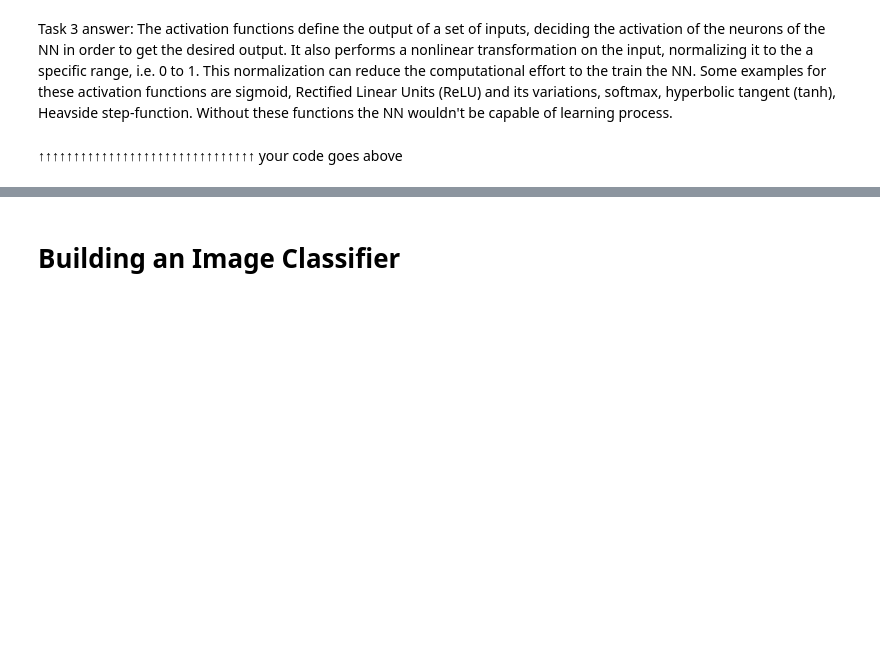
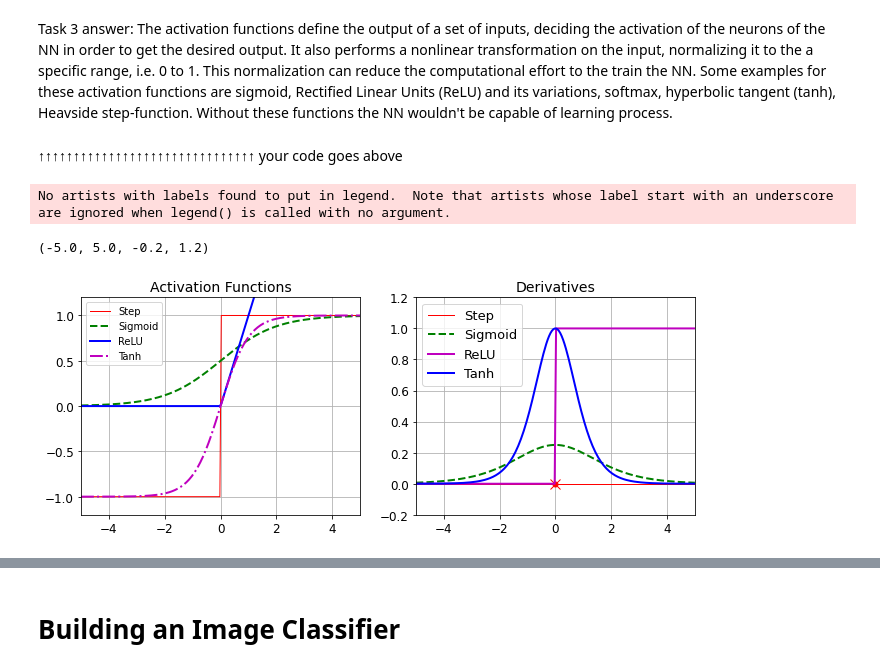
Before and after one commit to ThOliveira23/PH482_582_Sp22, a Jupyter notebook: Exercises/05_neural_nets_with_keras.ipynb, the cells around one changed output, grey strips where cells are left out. Drawn from its saved outputs; the diff is of its cells as text; code cells hidden in the pictures; blank space fills up the shorter version.

```diff
--- a/Exercises/05_neural_nets_with_keras.ipynb
+++ b/Exercises/05_neural_nets_with_keras.ipynb
@@ -176,0 +165,33 @@ plt.plot(x, np.sign(x), 'b-', linewidth=1, label='Step')
+# %%
+x = np.linspace(-5,5,200)
+
+plt.figure(figsize=(11,4))
+
+plt.subplot(121)
+plt.plot(x, np.sign(x), 'r-', linewidth=1, label='Step')
+plt.plot(x, sigmoid(x), 'g--', linewidth=2, label='Sigmoid')
+plt.plot(x, relu(x), 'b-', linewidth=2, label='ReLU')
+plt.plot(x, np.tanh(x), 'm-.', linewidth=2, label='Tanh')
+plt.grid(True)
+plt.legend(loc='center right', fontsize=14)
+plt.title('Activation Functions', fontsize=14)
+plt.axis([-5,5,-1.2,1.2])
+
+plt.legend(loc='best')
+
+plt.subplot(122)
+plt.legend(loc='best')
+plt.plot(x, derivative(np.sign,x), 'r-', linewidth=1, label='Step')
+plt.plot(0, 0, 'ro', markersize=5)
+plt.plot(0, 0, 'rx', markersize=10)
+plt.plot(x, derivative(sigmoid,x), 'g--', linewidth=2, label='Sigmoid')
+plt.plot(x, derivative(relu,x), 'm-', linewidth=2, label='ReLU')
+plt.plot(x, derivative(np.tanh,x), 'b-', linewidth=2, label='Tanh')
+plt.grid(True)
+plt.legend(loc='upper left', fontsize=13)
+plt.title('Derivatives', fontsize=14)
+plt.axis([-5,5,-0.2,1.2])
+# %% [output]
+No artists with labels found to put in legend.  Note that artists whose label start with an underscore are ignored when legend() is called with no argument.
+(-5.0, 5.0, -0.2, 1.2)
+[figure, added]
```
Also changed, not shown: parts of 21 cells of this notebook, 5 other files.
